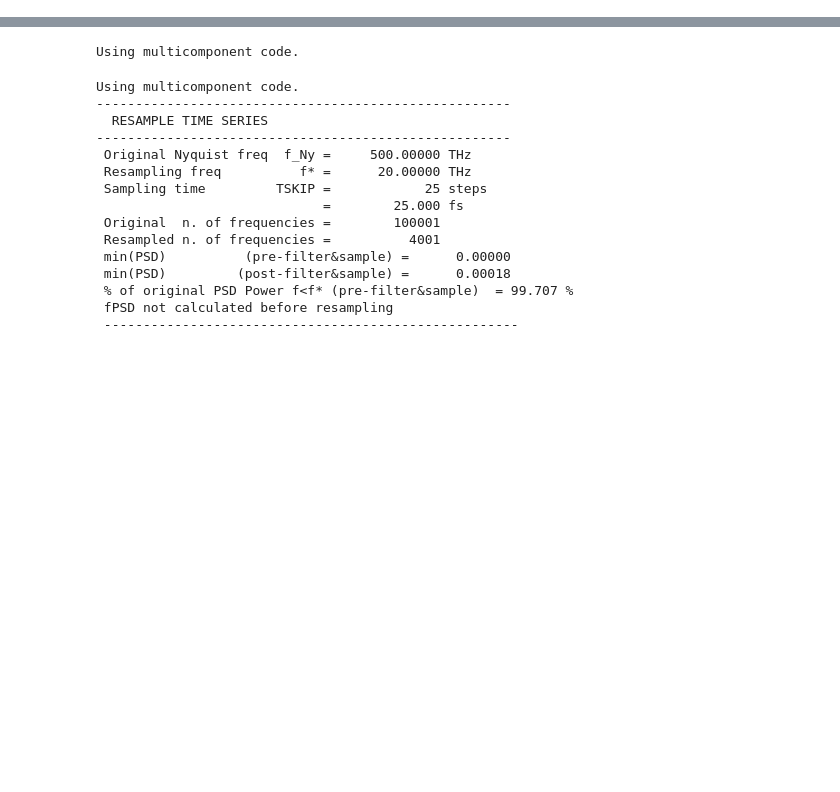
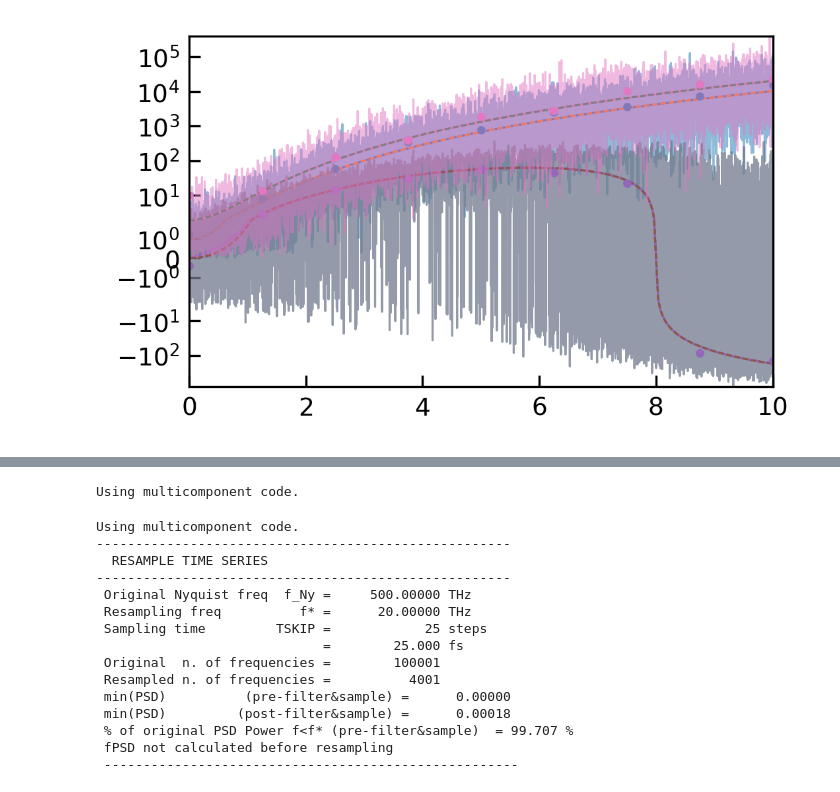
Before and after one commit to ppegolo/sportran, a Jupyter notebook: examples/06_example_bayesian_regression.ipynb, the cells around one changed output, grey strips where cells are left out. Saved outputs shown, nothing was run; the diff lists cells and outputs as text; code cells hidden in the pictures; blank space fills up the shorter version.

```diff
--- a/examples/06_example_bayesian_regression.ipynb
+++ b/examples/06_example_bayesian_regression.ipynb
@@ -14,4 +14,10 @@ def model(x, y):
     return CubicSpline(np.concatenate([-x[::-1], x[1:]]), np.concatenate([y[::-1], y[1:]]))
 
 def model_wishart(x, y):
-    return CubicSpline(np.concatenate([-x[::-1], x[1:]]), np.concatenate([y[::-1], y[1:]]))
+    xx = np.concatenate([-x[::-1], x[1:]])
+    l = x.size
+    y00, y01, y11 = y.reshape(3,l)
+    yy = np.array([[y00, y01], [y01, y11]]).T
+    # yy = np.einsum('tab,tbc->tac', np.transpose(yy, axes=(0,2,1)), yy)
+    yy = np.concatenate([yy[::-1], yy[1:]])
+    return CubicSpline(xx, yy)
@@ -68,0 +149,51 @@ dc=np.load('data/bayesian/CsF/dc_minimal.npy', allow_pickle=True).item()
+# %%
+npar = 9
+nsam = 10000
+
+omega = np.linspace(0, 10, nsam, endpoint=True)
+omega_fixed = np.linspace(0, 10, npar, endpoint=True)
+w0 = np.random.randn(npar*3)
+
+diag = np.abs(omega**2) + 1
+off_diag = np.sin(2*np.pi*omega/16)
+
+diag_noise = np.random.chisquare(df = 6, size = diag.shape)/6
+diag_noise2 = np.random.chisquare(df = 6, size = diag.shape)/6
+off_diag_noise = 0.5*np.random.normal(size=off_diag.shape)
+
+truth = np.array([diag, off_diag, off_diag, diag*1.4]).T.reshape(nsam,2,2)
+truth = opt_einsum.contract('tba,tbc->tac', truth, truth)
+
+data_ = np.array([diag*diag_noise, off_diag + off_diag_noise, off_diag + off_diag_noise, diag*1.4*diag_noise2]).T.reshape(nsam,2,2)
+data_ = opt_einsum.contract('tba,tbc->tac', data_, data_)
+
+guess = np.transpose(np.array([[pd.Series(data_[:,i,j]).rolling(window=50,closed='left',min_periods=0).mean().to_numpy() for i in range(2)] for j in range(2)]), axes = (2,0,1))
+guess[0]=guess[1]
+guess = np.array([guess[j] for j in [np.argmin(np.abs(omega-omega_fixed[i])) for i in range(len(omega_fixed))]])
+
+assert np.min(np.linalg.det(data_)) > 0
+
+true_params = np.array([np.abs(omega_fixed**2) + 1,
+                        np.sin(2*np.pi*omega_fixed/16),
+                        np.sin(2*np.pi*omega_fixed/16),
+                        (np.abs(omega_fixed**2) + 1)*1.4]).T.reshape(omega_fixed.size,2,2)
+# true_params = opt_einsum.contract('tba,tbc->tac', true_params, true_params)
+true_params = np.concatenate([true_params[:,0,0], true_params[:,0,1], true_params[:,1,1]])
+# data_ = np.array([np.sin(2*np.pi*omega/4),np.sin(2*np.pi*omega*2/4),np.sin(2*np.pi*omega*1.5/4),np.sin(2*np.pi*omega*3/4)]).T.reshape(nsam,2,2) + np.random.randn(nsam, 2, 2)
+
+true_spline = model_wishart(omega_fixed, true_params)
+splined_y = true_spline(omega)
+splined_y = opt_einsum.contract('tba,tbc->tac', splined_y, splined_y)
+
+fig, ax = plt.subplots()
+
+for i in range(2):
+    for j in range(2):
+        pl, = ax.plot(omega, data_[:,i,j], alpha = 0.5)
+        ax.plot(omega, truth[:,i,j], color = pl.get_color(), markeredgecolor='black', markeredgewidth=0.5)
+        ax.plot(omega, splined_y[:,i,j], ls = '--')
+        # ax.plot(omega, true_spline(omega)[:,i,j], ls = '--')
+        ax.plot(omega_fixed, guess[:,i,j], 'o', color = pl.get_color())
+ax.set_yscale('symlog')
+# %% [output]
+[figure, added]
```
Also changed, not shown: parts of 28 cells of this notebook, 4 other files.
